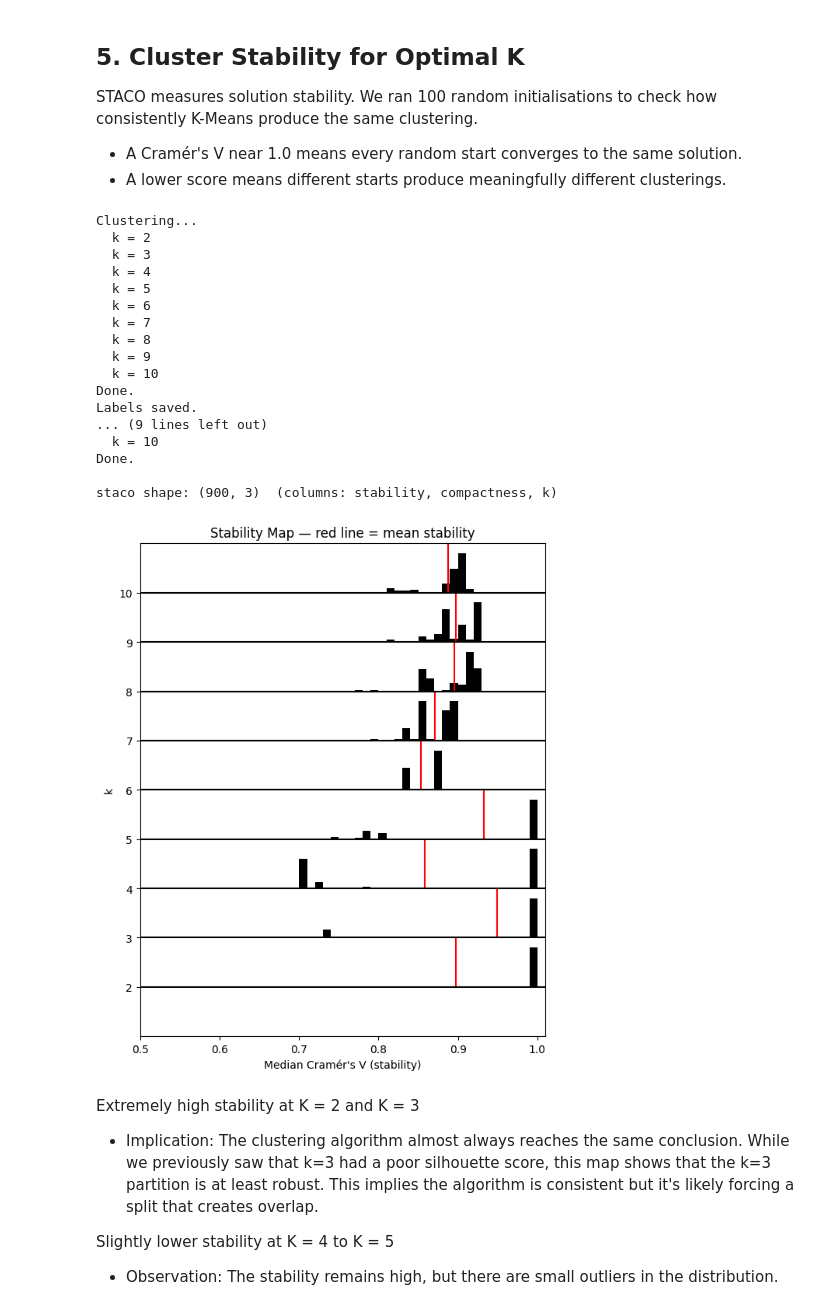
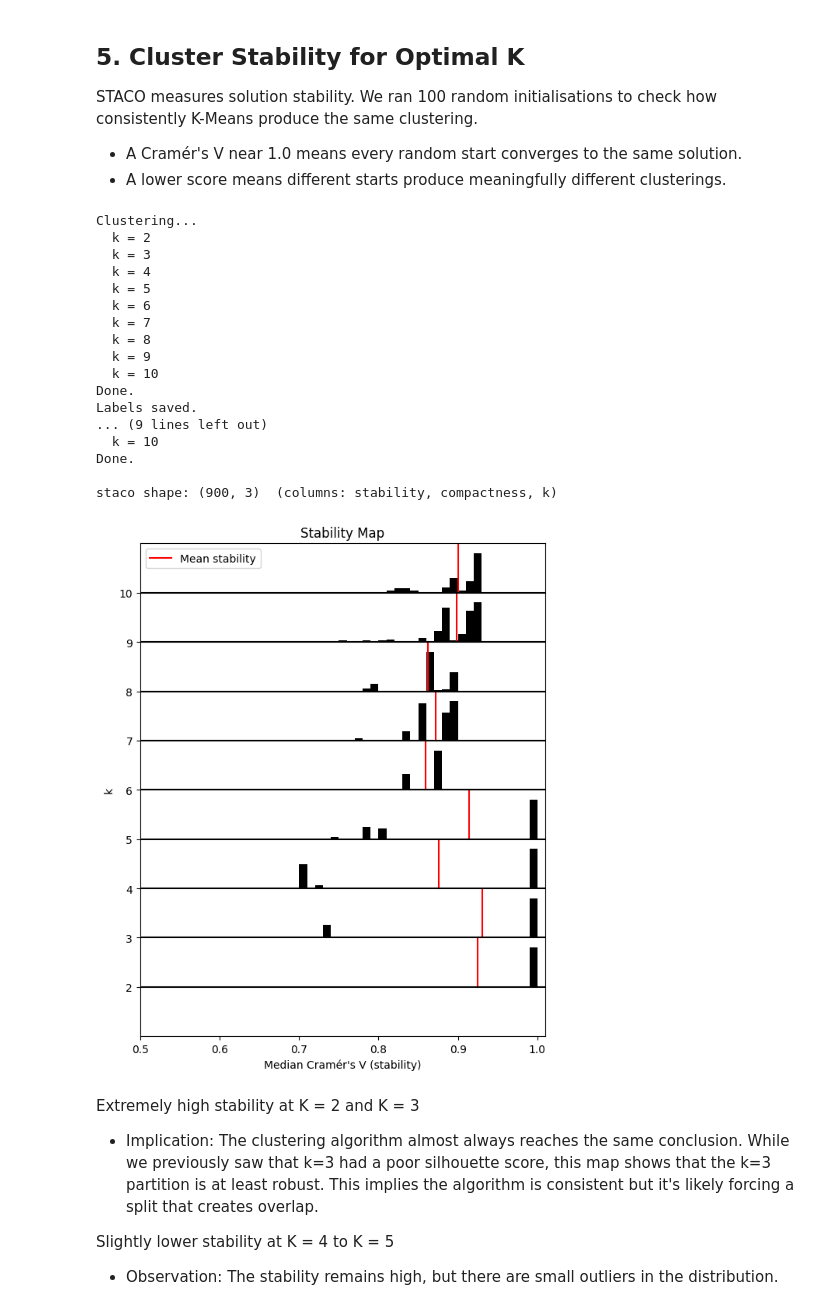
Before and after one commit to DaerenKim/IT1244-Astral-Sentiment-Analysis-Clustering, a Jupyter notebook: models_forming/1_kmeans.ipynb, the cells around one changed output. Cells and saved outputs as stored; diff of their text form; code cells hidden in the pictures.

Commit message:
k means stability amendments

```diff
--- a/models_forming/1_kmeans.ipynb
+++ b/models_forming/1_kmeans.ipynb
@@ -149,7 +149,7 @@ def V(matrix):
     return np.sqrt(chi / (n * (min(matrix.shape) - 1)))
 
 
-def STACOK(data, k):
+def STACOK(data, k, seed):
     """
     Runs k-means once for input data at input k.
     Returns labels (array) and compactness (inertia).
@@ -161,7 +161,7 @@ def STACOK(data, k):
         n_init=1,
         tol=0,
         init='k-means++',
-        random_state=None
+        random_state=seed
     ).fit(data)
     return kmrun.predict(data), kmrun.inertia_
 
@@ -184,7 +184,7 @@ def STACOV(lbls, i):
     return np.median(cvind)
 
 
-def STACO(data, k=range(2, 11), init=100, save_lbls=False):
+def STACO(data, k=range(2, 11), init=100, save_lbls=False, master_seed=42):
     """
     Runs stacopy: calculates stabilities and compactnesses for `init` solutions
     at each value of k.
@@ -209,15 +209,20 @@ def STACO(data, k=range(2, 11), init=100, save_lbls=False):
     lbls = np.zeros((obs, init, nk))
     phi  = np.zeros((init, nk))
 
+    # Generate unique seeds for every (k, init) combination upfront
+    rng   = np.random.default_rng(master_seed)
+    seeds = rng.integers(0, 1_000_000, size=(nk, init))
+
     print("Clustering...")
     for j in range(nk):
         print(f"  k = {k[j]}")
         l, p = zip(*joblib.Parallel(n_jobs=-1, mmap_mode='w+')(
-            joblib.delayed(STACOK)(data, k[j]) for i in range(init)
+            joblib.delayed(STACOK)(data, k[j], int(seeds[j, i])) for i in range(init)
         ))
         lbls[:, :, j] = np.transpose(np.array(l))
         phi[:, j]     = np.transpose(np.array(p))
     print("Done.")
+
 
     if save_lbls:
         for j in range(nk):
@@ -249,7 +254,7 @@ data = np.array(df_features)  # ensure numpy array
 lbls_dict = {}  # store labels in memory instead of disk
 
 if __name__ == '__main__':
-    staco = STACO(data, k=k, init=init, save_lbls=True)  # let it save temporarily
+    staco = STACO(data, k=k, init=init, save_lbls=True, master_seed=42)  # let it save temporarily
 
     # Read all saved label files into memory, then delete them
     for ki in k:
@@ -268,7 +273,7 @@ if __name__ == '__main__':
 # Plot stability map
 fig, ax = plt.subplots(figsize=(6, 0.7 * len(k) + 1))
 
-for i in k:
+for idx, i in enumerate(k):
     cvs = staco[staco[:, 2] == i, 0].reshape(-1, 1)
 
     hist, bins = np.histogram(cvs, bins=np.arange(0.0, 1.01, 0.01))
@@ -276,37 +281,40 @@ for i in k:
 
     ax.plot([0.0, 1.01], [i, i], c='k', ls='-', lw=1.5, zorder=3)
     ax.bar(bins[1:] - 0.005, hist, width=0.01, bottom=i, color='k')
-    ax.plot([np.mean(cvs), np.mean(cvs)], [i, i + 1], 'r-', lw=1.5)
+
+    label = "Mean stability" if idx == 0 else None
+    ax.plot([np.mean(cvs), np.mean(cvs)], [i, i + 1], 'r-', lw=1.5, label=label)
 
 ax.set(
     yticks=list(k),
     xlim=(0.5, 1.01),
     ylim=(min(k) - 1, max(k) + 1),
     xlabel='Median Cramér\'s V (stability)',
     ylabel='k'
 )
-ax.set_title('Stability Map — red line = mean stability')
+ax.set_title('Stability Map')
+ax.legend()
 plt.tight_layout()
 plt.show()
 # %% [output]
 Clustering...
   k = 2
   k = 3
   k = 4
   k = 5
   k = 6
   k = 7
   k = 8
   k = 9
   k = 10
 Done.
 Labels saved.
 ... (9 lines left out)
   k = 10
 Done.
 
 staco shape: (900, 3)  (columns: stability, compactness, k)
-[figure, old version]
+[figure, new version]
 # %% [markdown]
 Extremely high stability at K = 2 and K = 3
 - Implication: The clustering algorithm almost always reaches the same conclusion. While we previously saw that k=3 had a poor silhouette score, this map shows that the k=3 partition is at least robust. This implies the algorithm is consistent but it's likely forcing a split that creates overlap.
```
